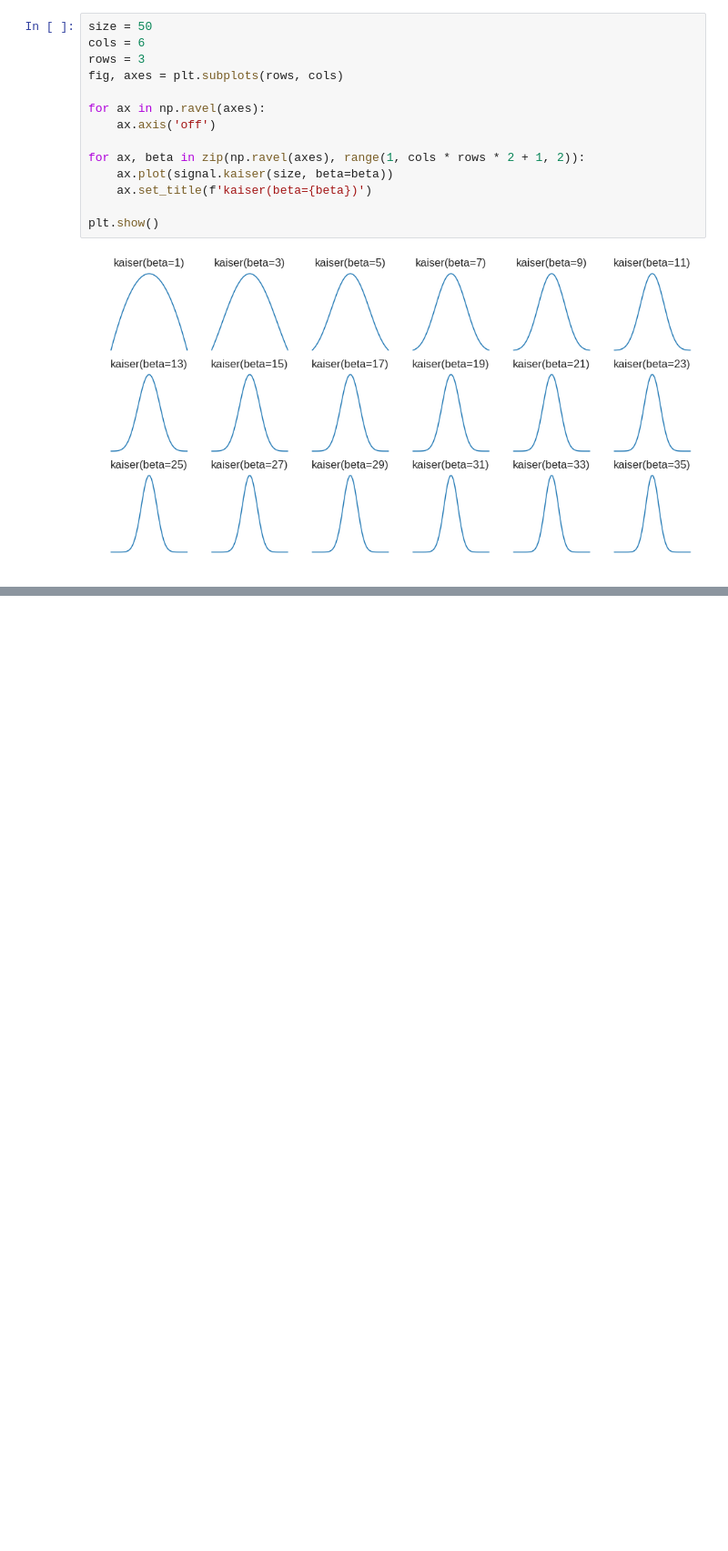
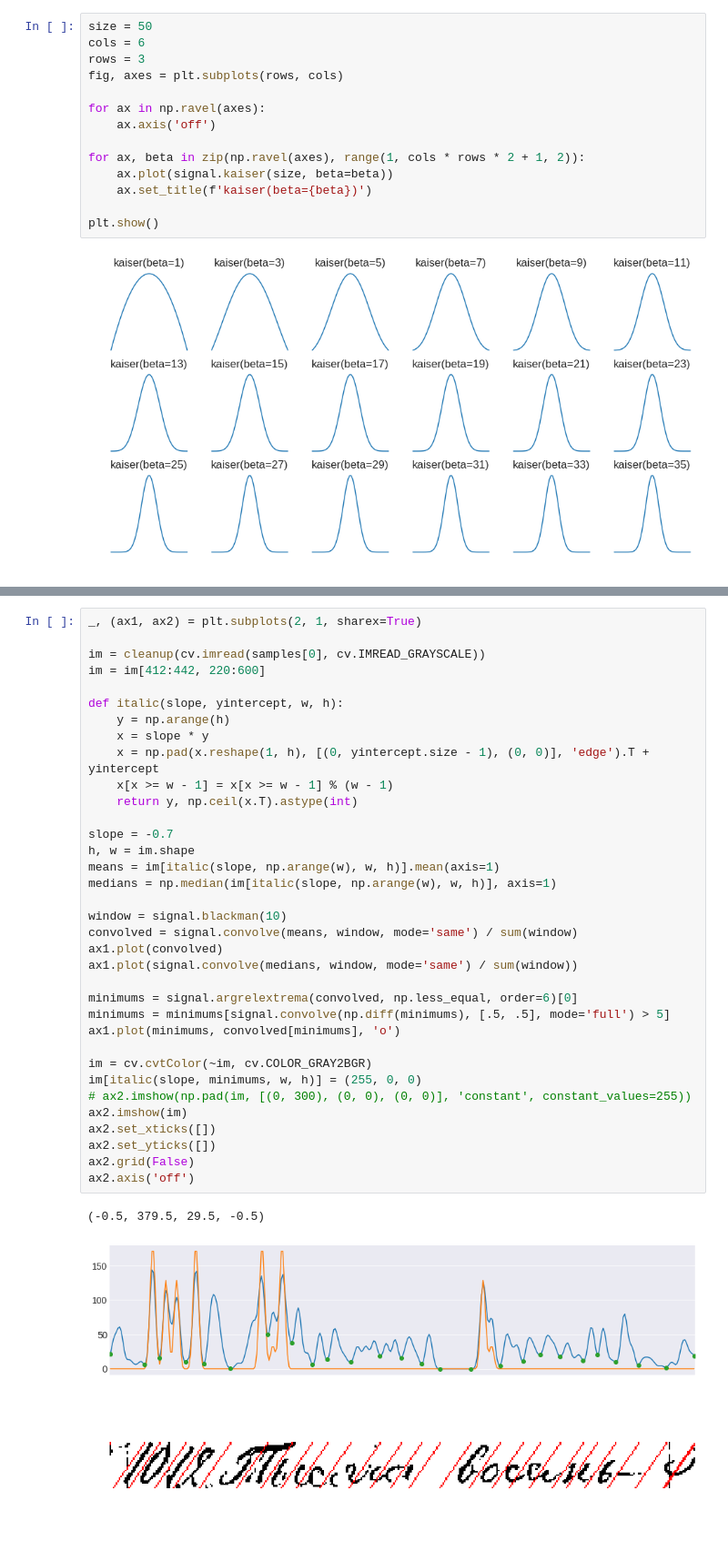
Before and after one commit to sirex/metrikai, a Jupyter notebook: vilniuspy-part2.ipynb, the cells around one changed output, grey strips where cells are left out. Shown at 91% size. Saved outputs shown, nothing was run; the diff lists cells and outputs as text; blank space fills up the shorter version.

```diff
--- a/vilniuspy-part2.ipynb
+++ b/vilniuspy-part2.ipynb
@@ -311,0 +355,38 @@ plt.show()
+# %%
+_, (ax1, ax2) = plt.subplots(2, 1, sharex=True)
+
+im = cleanup(cv.imread(samples[0], cv.IMREAD_GRAYSCALE))
+im = im[412:442, 220:600]
+
+def italic(slope, yintercept, w, h):
+    y = np.arange(h)
+    x = slope * y
+    x = np.pad(x.reshape(1, h), [(0, yintercept.size - 1), (0, 0)], 'edge').T + yintercept
+    x[x >= w - 1] = x[x >= w - 1] % (w - 1)
+    return y, np.ceil(x.T).astype(int)
+
+slope = -0.7
+h, w = im.shape
+means = im[italic(slope, np.arange(w), w, h)].mean(axis=1)
+medians = np.median(im[italic(slope, np.arange(w), w, h)], axis=1)
+
+window = signal.blackman(10)
+convolved = signal.convolve(means, window, mode='same') / sum(window)
+ax1.plot(convolved)
+ax1.plot(signal.convolve(medians, window, mode='same') / sum(window))
+
+minimums = signal.argrelextrema(convolved, np.less_equal, order=6)[0]
+minimums = minimums[signal.convolve(np.diff(minimums), [.5, .5], mode='full') > 5]
+ax1.plot(minimums, convolved[minimums], 'o')
+
+im = cv.cvtColor(~im, cv.COLOR_GRAY2BGR)
+im[italic(slope, minimums, w, h)] = (255, 0, 0)
+# ax2.imshow(np.pad(im, [(0, 300), (0, 0), (0, 0)], 'constant', constant_values=255))
+ax2.imshow(im)
+ax2.set_xticks([])
+ax2.set_yticks([])
+ax2.grid(False)
+ax2.axis('off')
+# %% [output]
+(-0.5, 379.5, 29.5, -0.5)
+[figure, added]
```
Also changed, not shown: parts of 9 cells of this notebook, 2 other files.
